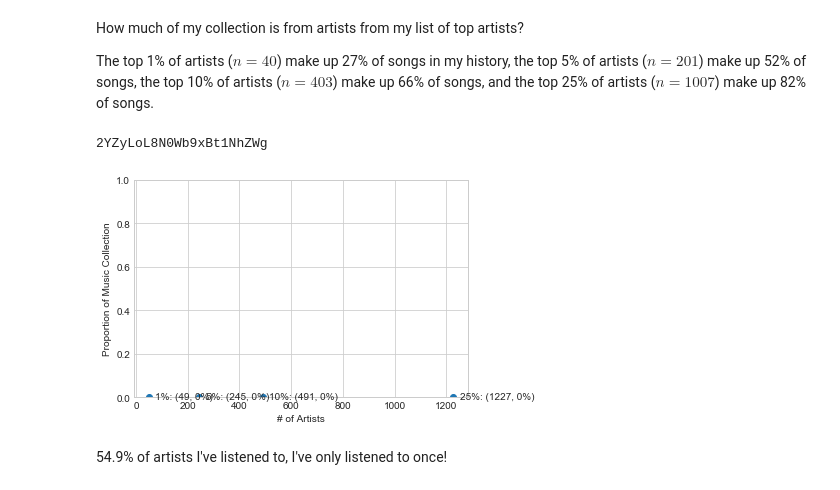
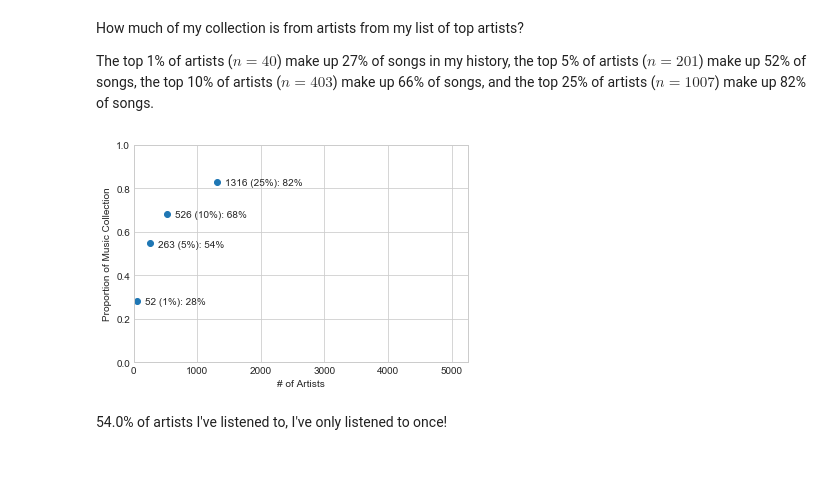
Before and after one commit to liebscher/musicanalysis, a Jupyter notebook: 5_Explore_Discovery.ipynb, the cells around one changed output. Drawn from its saved outputs; the diff is of its cells as text; code cells hidden in the pictures.

```diff
--- a/5_Explore_Discovery.ipynb
+++ b/5_Explore_Discovery.ipynb
@@ -39,43 +42,41 @@ How much of my collection is from artists from my list of top artists?
 The top 1% of artists ($n=40$) make up 27% of songs in my history, the top 5% of artists ($n=201$) make up 52% of songs, the top 10% of artists ($n=403$) make up 66% of songs, and the top 25% of artists ($n=1007$) make up 82% of songs.
 # %%
 makeup = []
-brackets = [0.01]#, 0.05, 0.1, 0.25]
+brackets = [0.01, 0.05, 0.1, 0.25]
 
 sort_artist_df = artists.sort_values('listens', ascending=False)
 
+fh_a = full_history['artists'].values
+
 for portion in brackets:
 
-    top_portion = round(len(sort_artist_df) * portion)
-    top_portion = sort_artist_df.iloc[:top_portion, 0]
+    top_portion = int(len(sort_artist_df) * portion)
+    top_portion = sort_artist_df.iloc[:top_portion, 3].values
 
-    total_songs_in_portion = 0
-    for row in full_history.itertuples():
+    total_songs_in_portion = 0.0
+    for row in fh_a:
         # for each track, look through the artists
-        for artist in row.artists:
-            print(artist)
+        for artist in list(row):
             # if at least one artist on the song is in the top portion, count it and skip the rest
-            if artist in list(top_portion):
+            if artist in top_portion:
                 total_songs_in_portion += 1
                 break
-        break
-
     makeup.append([len(top_portion), total_songs_in_portion / len(full_history)])
 
 makeup = np.array(makeup)
-# %% [output]
-2YZyLoL8N0Wb9xBt1NhZWg
 # %%
 plt.scatter(x=makeup[:, 0], y=makeup[:, 1])
 
 for i, elm in enumerate(makeup):
-    plt.annotate('{}%: ({}, {}%)'.format(int(brackets[i]*100), int(elm[0]), int(elm[1]*100)),
-                 (elm[0], elm[1]), (elm[0]+25, elm[1]-0.01))
+    plt.annotate('{} ({}%): {}%'.format(int(elm[0]), int(brackets[i]*100), int(elm[1]*100)),
+                 (elm[0], elm[1]), (elm[0]+120, elm[1]-0.015))
 
 plt.xlabel('# of Artists')
 plt.ylabel('Proportion of Music Collection')
+plt.xlim([0,len(artists)])
 plt.ylim([0,1]);
 # %% [output]
-[figure, old version]
+[figure, new version]
 # %% [markdown]
-54.9% of artists I've listened to, I've only listened to once!
+54.0% of artists I've listened to, I've only listened to once!
 # %%
```
Also changed, not shown: parts of 29 cells of this notebook, 1 other file.
